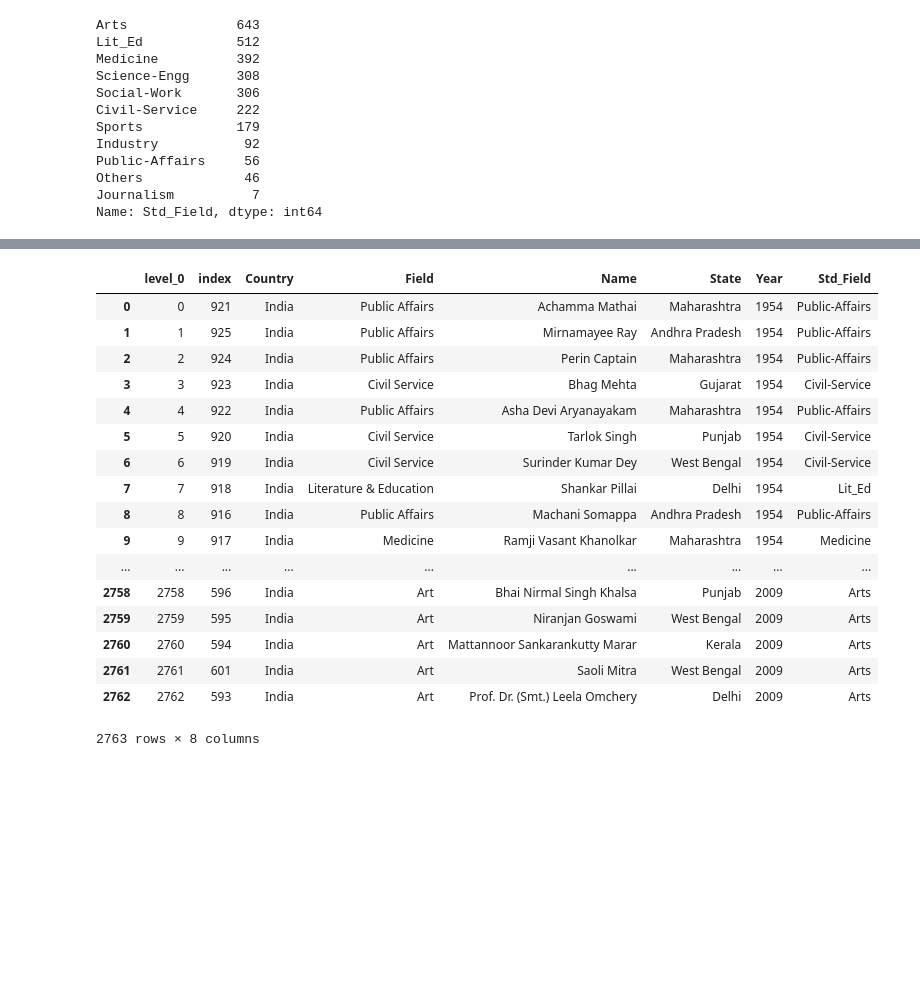
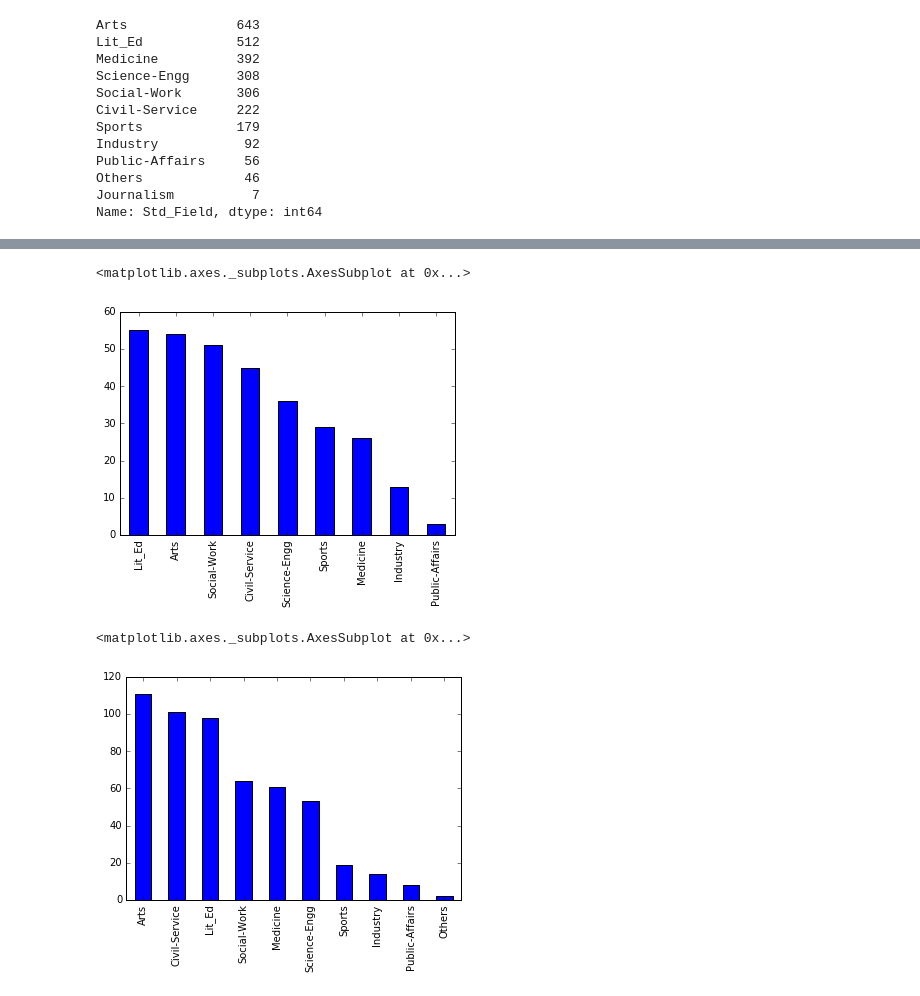
Before and after one commit to satishkt/padma_awards, a Jupyter notebook: PadmaShri/PadmaAwards.ipynb, the cells around one changed output, grey strips where cells are left out. Saved outputs shown, nothing was run; the diff lists cells and outputs as text; code cells hidden in the pictures; blank space fills up the shorter version.

```diff
--- a/PadmaShri/PadmaAwards.ipynb
+++ b/PadmaShri/PadmaAwards.ipynb
@@ -138,22 +163,12 @@ psr.Std_Field.value_counts().plot(kind='bar')
-# %%
-psr.reset_index('Year',inplace=True)
-psr
-# %% [output]
-|  | level_0 | index | Country | Field | Name | State | Year | Std_Field |
-| 0 | 0 | 921 | India | Public Affairs | Achamma Mathai | Maharashtra | 1954 | Public-Affairs |
-| 1 | 1 | 925 | India | Public Affairs | Mirnamayee Ray | Andhra Pradesh | 1954 | Public-Affairs |
-| 2 | 2 | 924 | India | Public Affairs | Perin Captain | Maharashtra | 1954 | Public-Affairs |
-| 3 | 3 | 923 | India | Civil Service | Bhag Mehta | Gujarat | 1954 | Civil-Service |
-| 4 | 4 | 922 | India | Public Affairs | Asha Devi Aryanayakam | Maharashtra | 1954 | Public-Affairs |
-| 5 | 5 | 920 | India | Civil Service | Tarlok Singh | Punjab | 1954 | Civil-Service |
-| 6 | 6 | 919 | India | Civil Service | Surinder Kumar Dey | West Bengal | 1954 | Civil-Service |
-| 7 | 7 | 918 | India | Literature & Education | Shankar Pillai | Delhi | 1954 | Lit_Ed |
-| 8 | 8 | 916 | India | Public Affairs | Machani Somappa | Andhra Pradesh | 1954 | Public-Affairs |
-| 9 | 9 | 917 | India | Medicine | Ramji Vasant Khanolkar | Maharashtra | 1954 | Medicine |
-| ... | ... | ... | ... | ... | ... | ... | ... | ... |
-| 2758 | 2758 | 596 | India | Art | Bhai Nirmal Singh Khalsa | Punjab | 2009 | Arts |
-| 2759 | 2759 | 595 | India | Art | Niranjan Goswami | West Bengal | 2009 | Arts |
-| 2760 | 2760 | 594 | India | Art | Mattannoor Sankarankutty Marar | Kerala | 2009 | Arts |
-| 2761 | 2761 | 601 | India | Art | Saoli Mitra | West Bengal | 2009 | Arts |
-| 2762 | 2762 | 593 | India | Art | Prof. Dr. (Smt.) Leela Omchery | Delhi | 2009 | Arts |
-2763 rows × 8 columns
+# %%
+psr_60s = psr[(psr['Year']>=1960) &(psr['Year']<1970)]
+psr_60s.Std_Field.value_counts().plot(kind='bar')
+# %% [output]
+<matplotlib.axes._subplots.AxesSubplot at 0x...>
+[figure, added]
+# %%
+psr_70s = psr[(psr['Year']>=1970) &(psr['Year']<1980)]
+psr_70s.Std_Field.value_counts().plot(kind='bar')
+# %% [output]
+<matplotlib.axes._subplots.AxesSubplot at 0x...>
+[figure, added]
```
Also changed, not shown: parts of 20 cells of this notebook.
